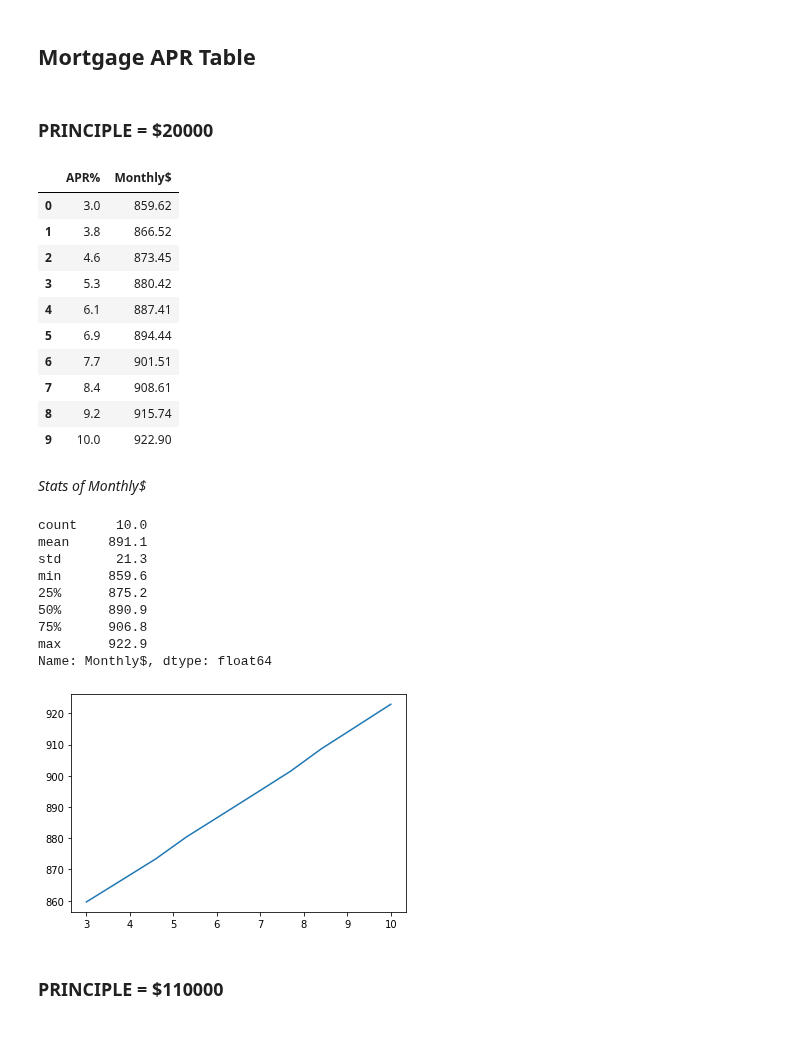
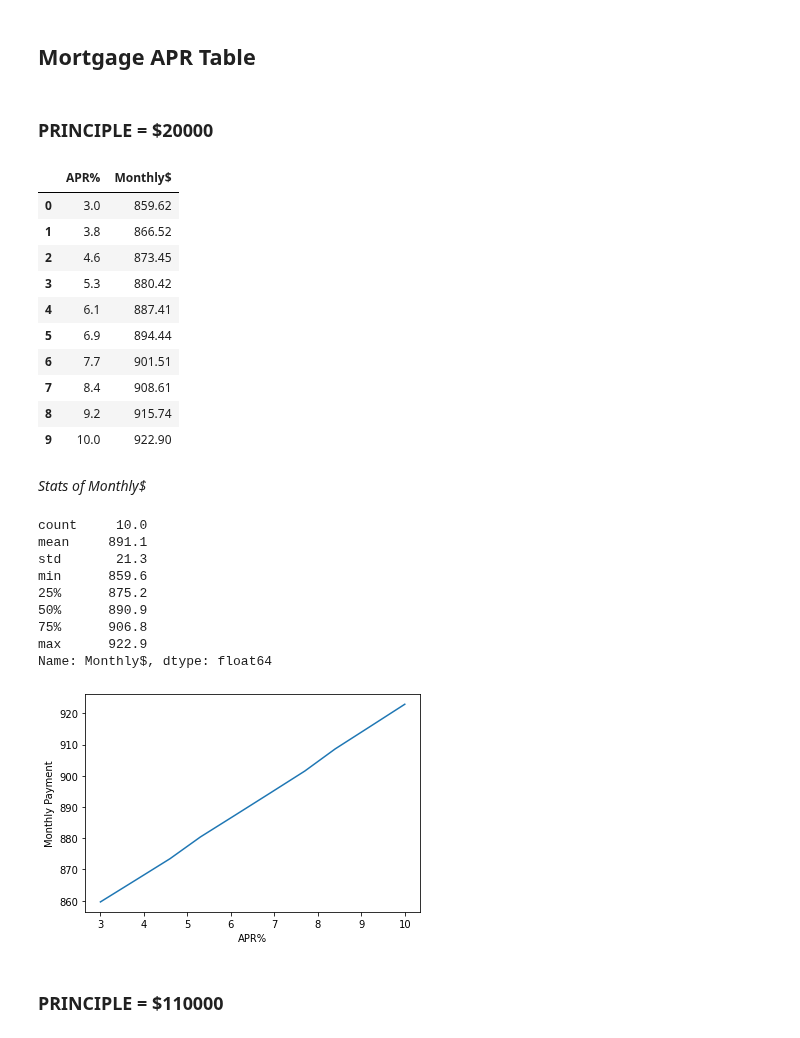
Before and after one commit to jsteinbecker/sars-cov-2, a Jupyter notebook: mortgage.ipynb, the cells around one changed output. Drawn from its saved outputs; the diff is of its cells as text; code cells hidden in the pictures.

```diff
--- a/mortgage.ipynb
+++ b/mortgage.ipynb
@@ -102,32 +126,34 @@ def APRtable (minAPR, maxAPR, principle, years):
 # %%
 dta = APRtable(0.03,0.1,20000,2)
 display(dta)
 plt.plot(dta['APR%'],dta['Monthly$'])
+plt.xlabel("APR%")
+plt.ylabel("Monthly Payment")
 display(Markdown('*Stats of Monthly$*'),round(dta['Monthly$'].describe(),1))
 # %% [output]
 ### PRINCIPLE = $20000
 |  | APR% | Monthly$ |
 | 0 | 3.0 | 859.62 |
 | 1 | 3.8 | 866.52 |
 | 2 | 4.6 | 873.45 |
 | 3 | 5.3 | 880.42 |
 | 4 | 6.1 | 887.41 |
 | 5 | 6.9 | 894.44 |
 | 6 | 7.7 | 901.51 |
 | 7 | 8.4 | 908.61 |
 | 8 | 9.2 | 915.74 |
 | 9 | 10.0 | 922.90 |
 *Stats of Monthly$*
 count     10.0
 mean     891.1
 std       21.3
 min      859.6
 25%      875.2
 50%      890.9
 75%      906.8
 max      922.9
 Name: Monthly$, dtype: float64
-[figure, old version]
+[figure, new version]
 # %%
 APRtable(0.005,0.071, 110000, 23)
 # %% [output]
```
Also changed, not shown: parts of 6 cells of this notebook, 31 other files.
